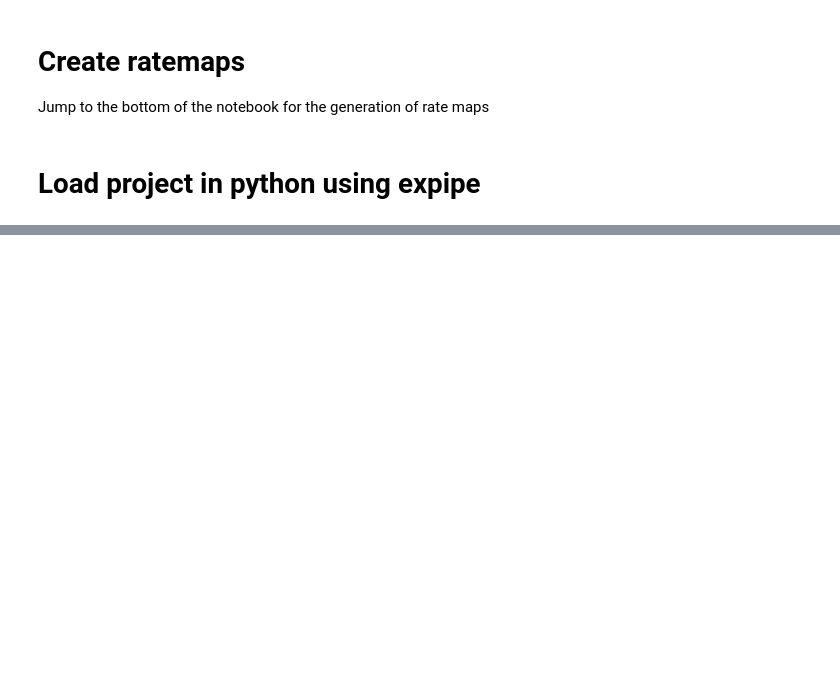
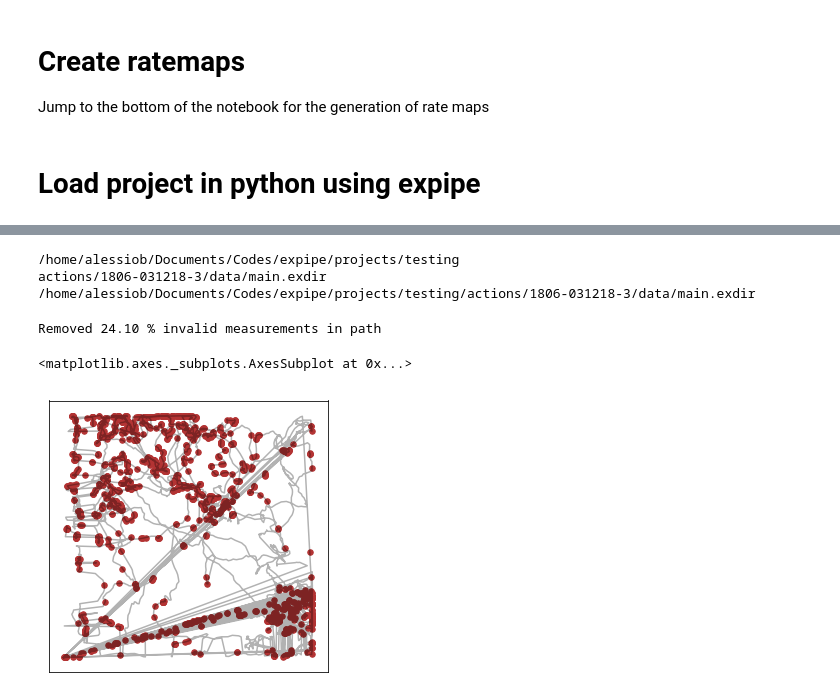
Before and after one commit to CINPLA/place-stimulation, a Jupyter notebook: notebook/create_rate_maps.ipynb, the cells around one changed output, grey strips where cells are left out. Cells and saved outputs as stored; diff of their text form; code cells hidden in the pictures; blank space fills up the shorter version.

Commit message:
rate maps, path, and psth

```diff
--- a/notebook/create_rate_maps.ipynb
+++ b/notebook/create_rate_maps.ipynb
@@ -211,0 +41,20 @@ shutil.copytree("figures", output_path / "figures")
+# %%
+data_path = ps.get_data_path(action)
+print(data_path)
+# %% [output]
+/home/alessiob/Documents/Codes/expipe/projects/testing
+actions/1806-031218-3/data/main.exdir
+/home/alessiob/Documents/Codes/expipe/projects/testing/actions/1806-031218-3/data/main.exdir
+# %%
+sptr = ps.load_spiketrains(data_path, 0)
+# %%
+x, y, t, speed = ps.load_tracking(data_path, par)
+# %% [output]
+Removed 24.10 % invalid measurements in path
+# %%
+epochs = ps.load_epochs(data_path)
+# %%
+ps.plot_path(x, y, t, sptr[0])
+# %% [output]
+<matplotlib.axes._subplots.AxesSubplot at 0x...>
+[figure, added]
```
Also changed, not shown: parts of 17 cells of this notebook, 3 other files.
